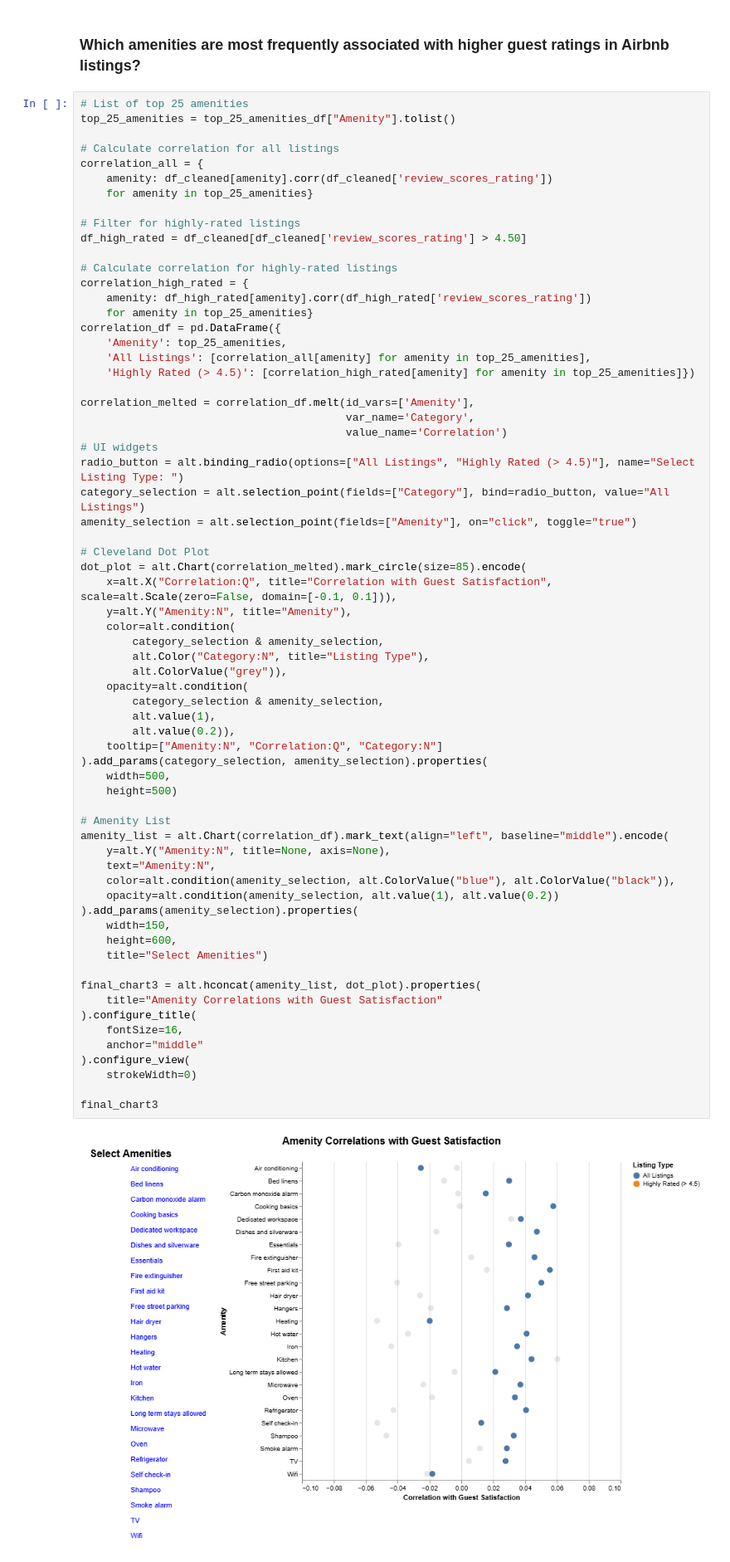
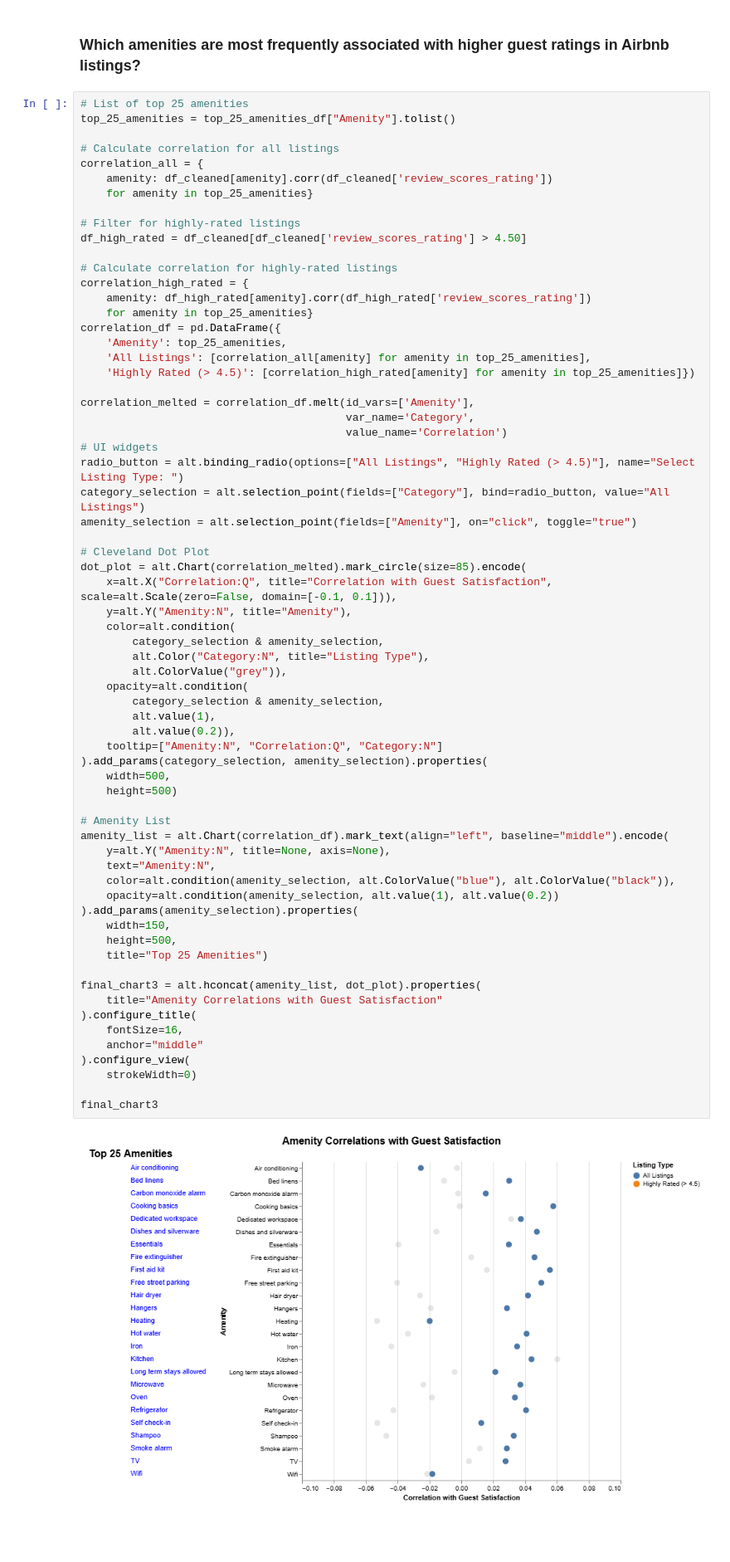
Before and after one commit to erhanjaved/airbnb, a Jupyter notebook: analysis/Carol/analysis2.ipynb, the cells around one changed output. Shown: that part at 83% size. Saved outputs shown, nothing was run; the diff lists cells and outputs as text; blank space fills up the shorter version.

```diff
--- a/analysis/Carol/analysis2.ipynb
+++ b/analysis/Carol/analysis2.ipynb
@@ -598,36 +594,36 @@ dot_plot = alt.Chart(correlation_melted).mark_circle(size=85).encode(
         alt.Color("Category:N", title="Listing Type"),
         alt.ColorValue("grey")),
     opacity=alt.condition(
         category_selection & amenity_selection,
         alt.value(1),
         alt.value(0.2)),
     tooltip=["Amenity:N", "Correlation:Q", "Category:N"]
 ).add_params(category_selection, amenity_selection).properties(
     width=500,
     height=500)
 
 # Amenity List
 amenity_list = alt.Chart(correlation_df).mark_text(align="left", baseline="middle").encode(
     y=alt.Y("Amenity:N", title=None, axis=None),
     text="Amenity:N",
     color=alt.condition(amenity_selection, alt.ColorValue("blue"), alt.ColorValue("black")),
     opacity=alt.condition(amenity_selection, alt.value(1), alt.value(0.2))
 ).add_params(amenity_selection).properties(
     width=150,
-    height=600,
-    title="Select Amenities")
+    height=500,
+    title="Top 25 Amenities")
 
 final_chart3 = alt.hconcat(amenity_list, dot_plot).properties(
     title="Amenity Correlations with Guest Satisfaction"
 ).configure_title(
     fontSize=16,
     anchor="middle"
 ).configure_view(
     strokeWidth=0)
 
 final_chart3
 # %% [output]
-[figure, old version]
+[figure, new version]
 # %% [markdown]
 This visualization aims to explore how the presence of certain amenities in Airbnb listings correlates with guest satisfaction, focusing on both all listings and highly-rated ones (rating scores > 4.5). The Cleveland dot plot shows the correlation between each amenity and guest satisfaction for the two categories. The amenity list provides an interactive way for users to select specific amenities, which will highlight the relevant dots in the plot.
 
```
Also changed, not shown: parts of 5 cells of this notebook, 4 other files.
